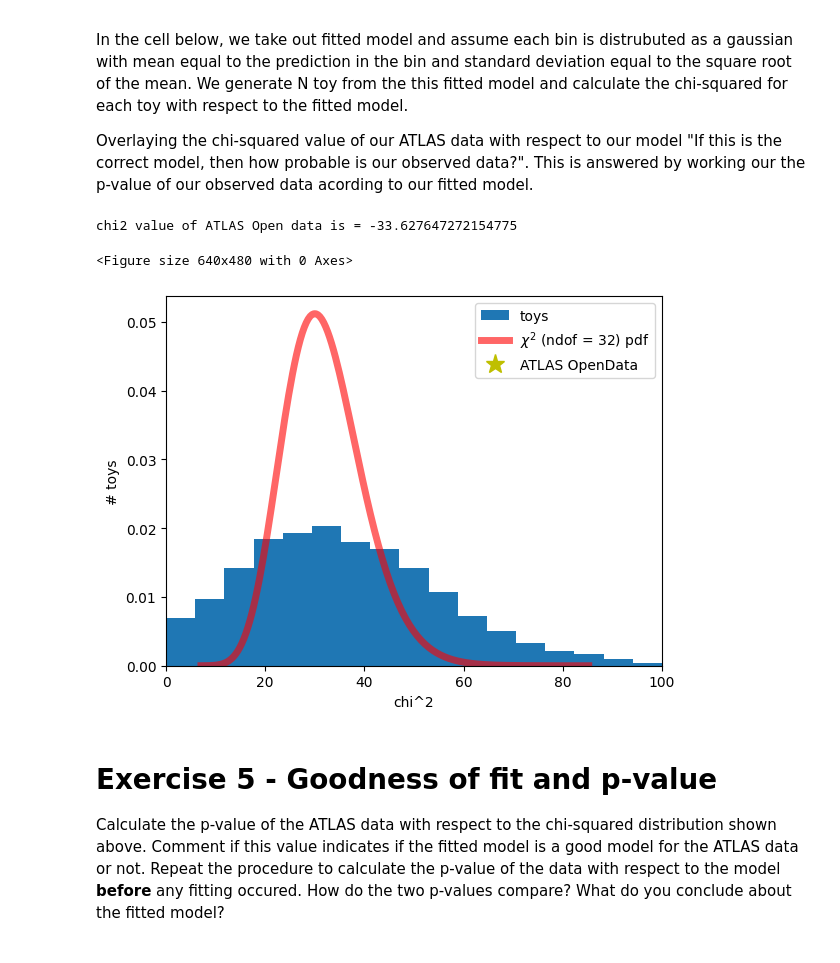
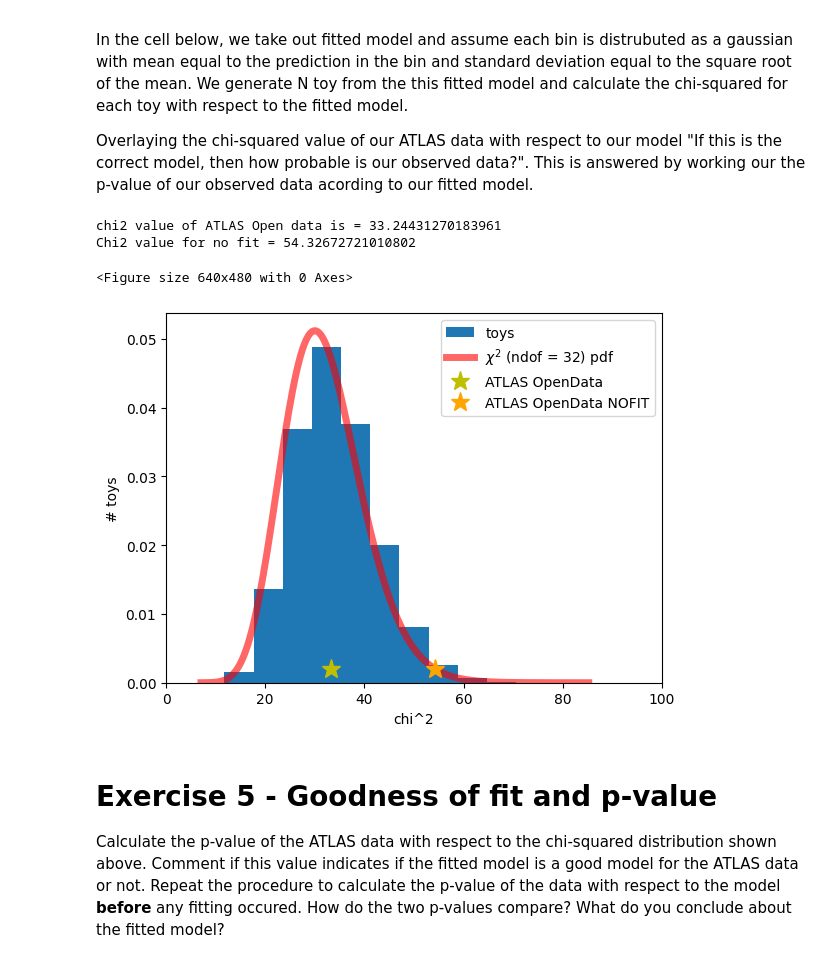
Before and after one commit to duncantorbet/UCTDataScienceInParticlePhysics, a Jupyter notebook: DS_Tutorial_How_much_Higgs.ipynb, the cells around one changed output. Drawn from its saved outputs; the diff is of its cells as text; code cells hidden in the pictures.

```diff
--- a/DS_Tutorial_How_much_Higgs.ipynb
+++ b/DS_Tutorial_How_much_Higgs.ipynb
@@ -181,9 +181,8 @@ def calcChiSq(obs, preds):
     n = 0
     chiSq = 0
     for i in range(k):
-        chiSq += (obs[i]**2)/preds[i]
+        chiSq += (obs[i] - preds[i])**2/preds[i]
         n += obs[i]
-    chiSq -= n
     ndf = k-1
     return chiSq, ndf
 # %% [markdown]
@@ -413,35 +412,45 @@ chi2_toys = np.empty(ntoys)
 for t in range(0, ntoys):
     toy = generate_toy(means)
     chi2_toys[t] = calcChiSq(toy, means)[0]
     #print("chi2 " + str(chi2_toys[t]))
 
 plt.figure()
 fig, ax1 = plt.subplots()
 
 #plot distribtion of chi-squared values from toys
 bins_ar = np.linspace(0.0, 200, num=(nBins+1))
 chi2Hist, chi2bins = np.histogram(chi2_toys, bins=bins_ar, density=True)
 hep.histplot([chi2Hist], bins=chi2bins, histtype='fill', label="toys")
 
 #plot expected distrutuon of chi-squared values from theory - chi-squared distribtuions with ndof = nbins -2
 df = nBins - 2
 x = np.linspace(stats.chi2.ppf(0.000001, df), stats.chi2.ppf(0.999999, df), 200)
 label = '$\chi^{2}$ (ndof = ' + str(df) + ') pdf'
 ax1.plot(x, stats.chi2.pdf(x, df), 'r-', lw=5, alpha=0.6, label=label)
 
 # overlay the chi2 squared value from the ATLAS OpenData
 chi2_data = calcChiSq(H_data, means)[0]
+
+######################################################################### APPENDED V
+means_nofit = H_bkg + H_125
+chi2_data_nofit = calcChiSq(H_data, means_nofit)[0]
+######################################################################### APPENDED ^
+
 plt.plot(chi2_data,0.002 , 'y*', ms=14, label='ATLAS OpenData')
+plt.plot(chi2_data_nofit,0.002 , '*', color='orange', ms=14, label='ATLAS OpenData NOFIT') ################## < APPENDED
 plt.legend()
 plt.xlabel("chi^2")
 plt.ylabel("# toys")
 plt.xlim(0,100)
 
+
 print("chi2 value of ATLAS Open data is = " + str(chi2_data))
+print("Chi2 value for no fit = " + str(chi2_data_nofit)) ################## < APPENDED
 # %% [output]
-chi2 value of ATLAS Open data is = -33.627647272154775
+chi2 value of ATLAS Open data is = 33.24431270183961
+Chi2 value for no fit = 54.32672721010802
 <Figure size 640x480 with 0 Axes>
-[figure, old version]
+[figure, new version]
 # %% [markdown]
 # Exercise 5 - Goodness of fit and p-value
 Calculate the p-value of the ATLAS data with respect to the chi-squared distribution shown above. Comment if this value indicates if the fitted model is a good model for the ATLAS data or not. Repeat the procedure to calculate the p-value of the data with respect to the model **before** any fitting occured. How do the two p-values compare? What do you conclude about the fitted model?
```
Also changed, not shown: parts of 8 cells of this notebook.
